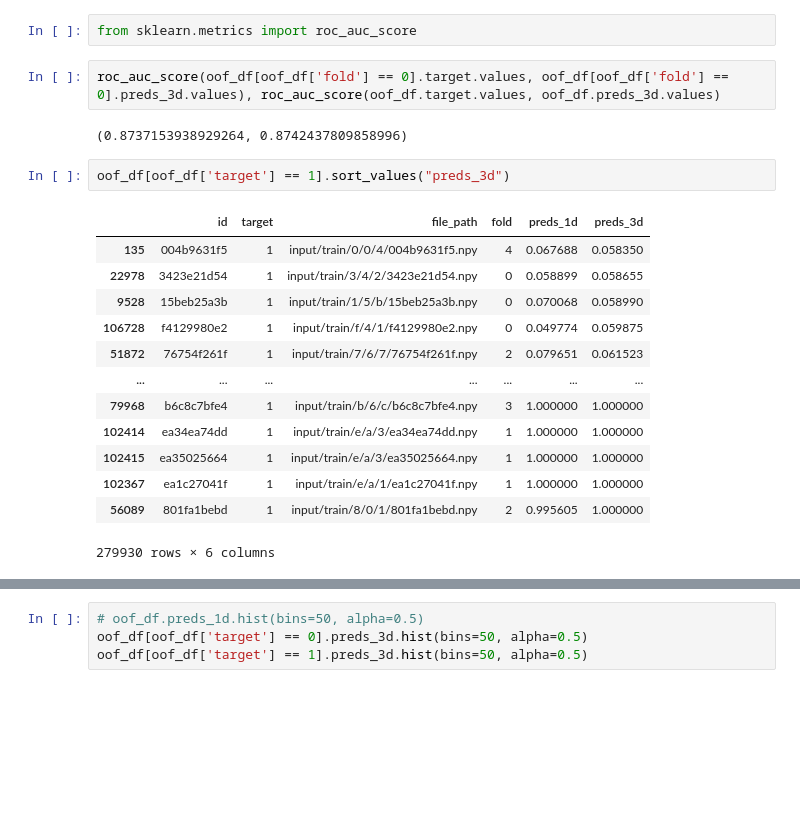
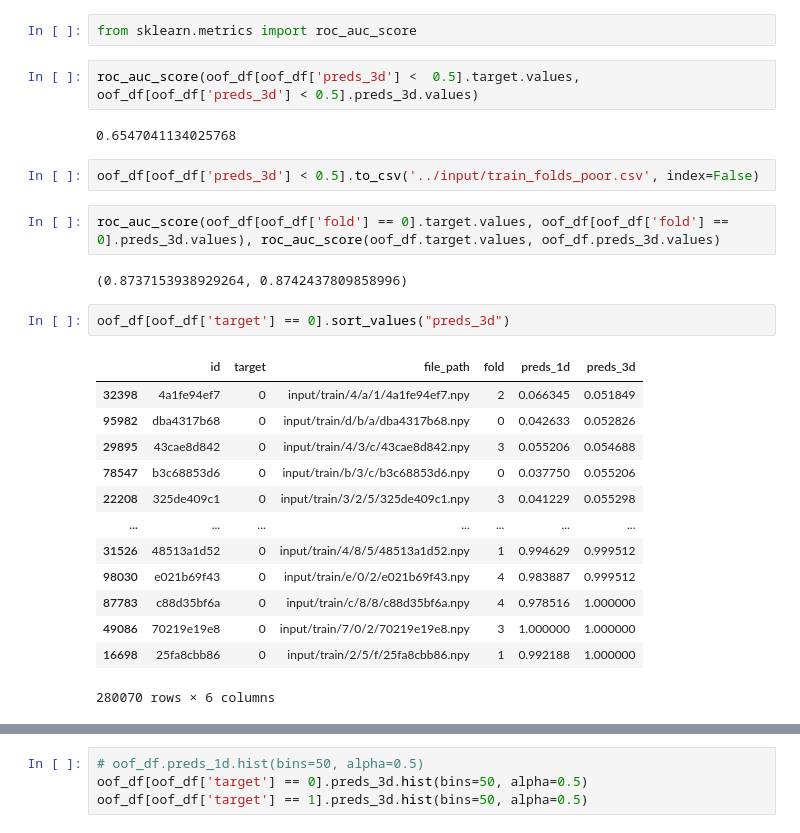
Before and after one commit to hamishdickson/g2net, a Jupyter notebook: nbs/ensembling.ipynb, the cells around one changed output, grey strips where cells are left out. Drawn from its saved outputs; the diff is of its cells as text; blank space fills up the shorter version.

```diff
--- a/nbs/ensembling.ipynb
+++ b/nbs/ensembling.ipynb
@@ -45,23 +41,29 @@ oof_df
 560000 rows × 6 columns
 # %%
 from sklearn.metrics import roc_auc_score
+# %%
+roc_auc_score(oof_df[oof_df['preds_3d'] <  0.5].target.values, oof_df[oof_df['preds_3d'] < 0.5].preds_3d.values)
+# %% [output]
+0.6547041134025768
+# %%
+oof_df[oof_df['preds_3d'] < 0.5].to_csv('../input/train_folds_poor.csv', index=False)
 # %%
 roc_auc_score(oof_df[oof_df['fold'] == 0].target.values, oof_df[oof_df['fold'] == 0].preds_3d.values), roc_auc_score(oof_df.target.values, oof_df.preds_3d.values)
 # %% [output]
 (0.8737153938929264, 0.8742437809858996)
 # %%
-oof_df[oof_df['target'] == 1].sort_values("preds_3d")
+oof_df[oof_df['target'] == 0].sort_values("preds_3d")
 # %% [output]
 |  | id | target | file_path | fold | preds_1d | preds_3d |
-| 135 | 004b9631f5 | 1 | input/train/0/0/4/004b9631f5.npy | 4 | 0.067688 | 0.058350 |
-| 22978 | 3423e21d54 | 1 | input/train/3/4/2/3423e21d54.npy | 0 | 0.058899 | 0.058655 |
-| 9528 | 15beb25a3b | 1 | input/train/1/5/b/15beb25a3b.npy | 0 | 0.070068 | 0.058990 |
-| 106728 | f4129980e2 | 1 | input/train/f/4/1/f4129980e2.npy | 0 | 0.049774 | 0.059875 |
-| 51872 | 76754f261f | 1 | input/train/7/6/7/76754f261f.npy | 2 | 0.079651 | 0.061523 |
+| 32398 | 4a1fe94ef7 | 0 | input/train/4/a/1/4a1fe94ef7.npy | 2 | 0.066345 | 0.051849 |
+| 95982 | dba4317b68 | 0 | input/train/d/b/a/dba4317b68.npy | 0 | 0.042633 | 0.052826 |
+| 29895 | 43cae8d842 | 0 | input/train/4/3/c/43cae8d842.npy | 3 | 0.055206 | 0.054688 |
+| 78547 | b3c68853d6 | 0 | input/train/b/3/c/b3c68853d6.npy | 0 | 0.037750 | 0.055206 |
+| 22208 | 325de409c1 | 0 | input/train/3/2/5/325de409c1.npy | 3 | 0.041229 | 0.055298 |
 | ... | ... | ... | ... | ... | ... | ... |
-| 79968 | b6c8c7bfe4 | 1 | input/train/b/6/c/b6c8c7bfe4.npy | 3 | 1.000000 | 1.000000 |
-| 102414 | ea34ea74dd | 1 | input/train/e/a/3/ea34ea74dd.npy | 1 | 1.000000 | 1.000000 |
-| 102415 | ea35025664 | 1 | input/train/e/a/3/ea35025664.npy | 1 | 1.000000 | 1.000000 |
-| 102367 | ea1c27041f | 1 | input/train/e/a/1/ea1c27041f.npy | 1 | 1.000000 | 1.000000 |
-| 56089 | 801fa1bebd | 1 | input/train/8/0/1/801fa1bebd.npy | 2 | 0.995605 | 1.000000 |
+| 31526 | 48513a1d52 | 0 | input/train/4/8/5/48513a1d52.npy | 1 | 0.994629 | 0.999512 |
+| 98030 | e021b69f43 | 0 | input/train/e/0/2/e021b69f43.npy | 4 | 0.983887 | 0.999512 |
+| 87783 | c88d35bf6a | 0 | input/train/c/8/8/c88d35bf6a.npy | 4 | 0.978516 | 1.000000 |
+| 49086 | 70219e19e8 | 0 | input/train/7/0/2/70219e19e8.npy | 3 | 1.000000 | 1.000000 |
+| 16698 | 25fa8cbb86 | 0 | input/train/2/5/f/25fa8cbb86.npy | 1 | 0.992188 | 1.000000 |
-279930 rows × 6 columns
+280070 rows × 6 columns
```
Also changed, not shown: parts of 24 cells of this notebook, 2 other files.
